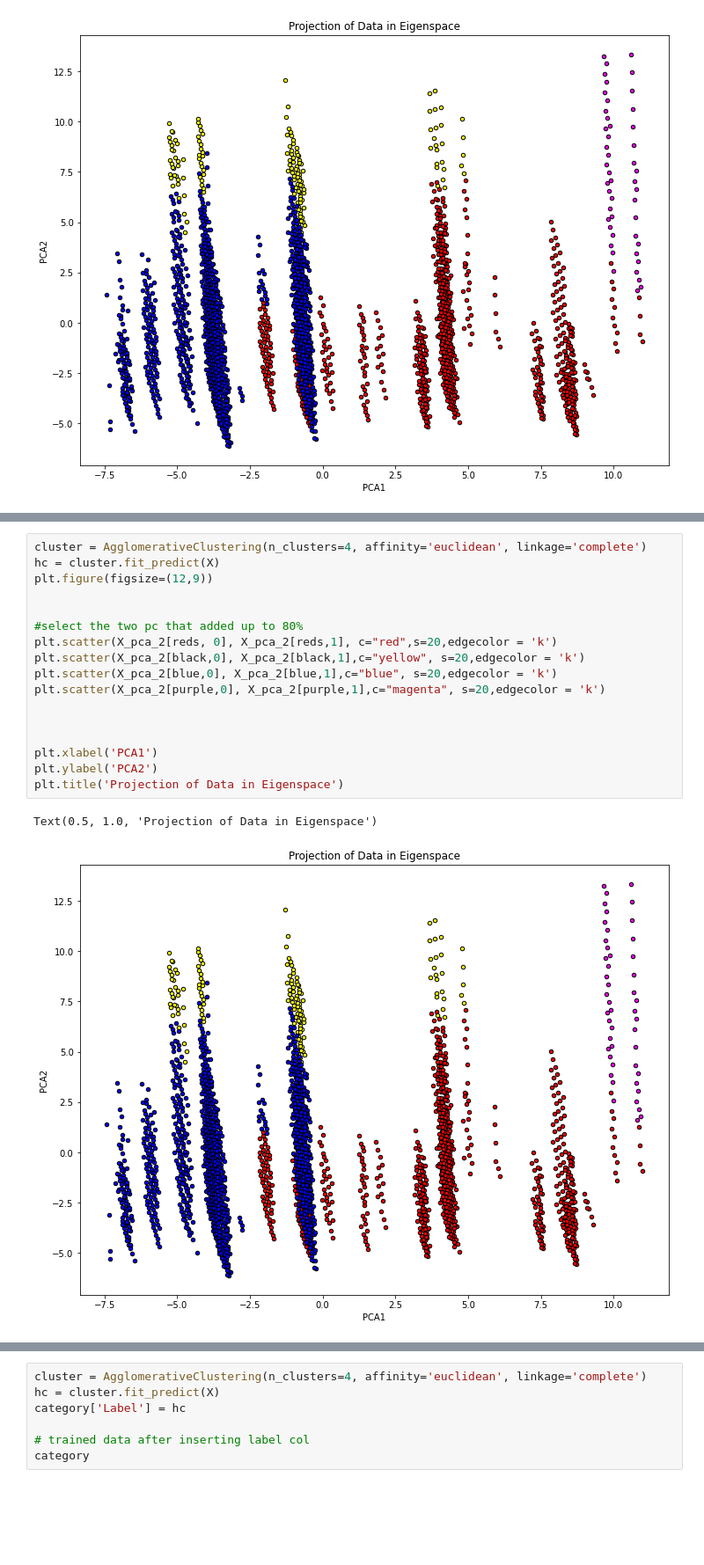
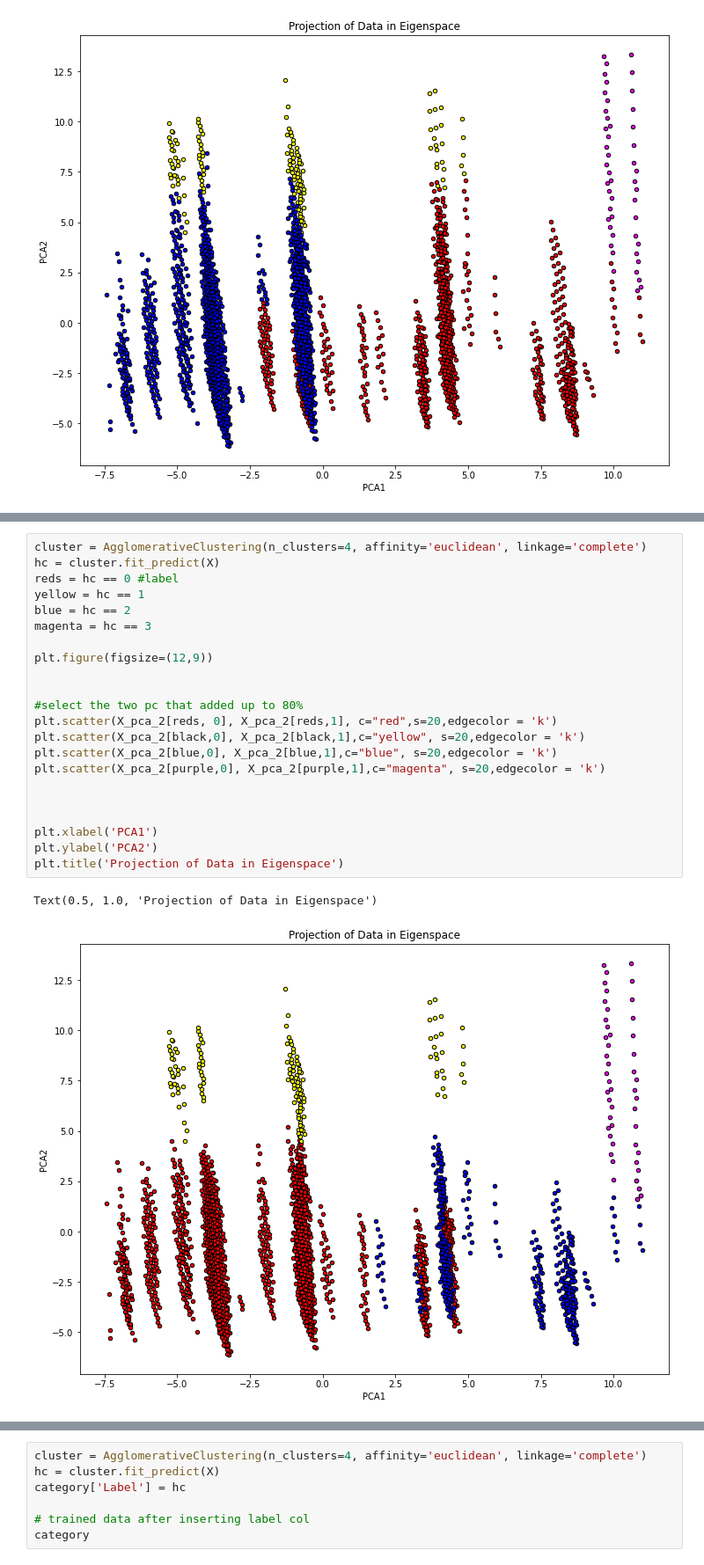
Before and after one commit to WeichenTeo/CSC3005-Data-Analytics, a Jupyter notebook: DataAnalytics.ipynb, the cells around one changed output, grey strips where cells are left out. Shown at 88% size. Saved outputs shown, nothing was run; the diff lists cells and outputs as text; blank space fills up the shorter version.

```diff
--- a/DataAnalytics.ipynb
+++ b/DataAnalytics.ipynb
@@ -325,21 +300,26 @@ Text(0.5, 1.0, 'Projection of Data in Eigenspace')
 # %%
 cluster = AgglomerativeClustering(n_clusters=4, affinity='euclidean', linkage='complete')
 hc = cluster.fit_predict(X)
+reds = hc == 0 #label
+yellow = hc == 1
+blue = hc == 2
+magenta = hc == 3
+
 plt.figure(figsize=(12,9))
 
 
 #select the two pc that added up to 80%
 plt.scatter(X_pca_2[reds, 0], X_pca_2[reds,1], c="red",s=20,edgecolor = 'k')
 plt.scatter(X_pca_2[black,0], X_pca_2[black,1],c="yellow", s=20,edgecolor = 'k')
 plt.scatter(X_pca_2[blue,0], X_pca_2[blue,1],c="blue", s=20,edgecolor = 'k')
 plt.scatter(X_pca_2[purple,0], X_pca_2[purple,1],c="magenta", s=20,edgecolor = 'k')
 
 
 
 plt.xlabel('PCA1')
 plt.ylabel('PCA2')
 plt.title('Projection of Data in Eigenspace')
 # %% [output]
 Text(0.5, 1.0, 'Projection of Data in Eigenspace')
-[figure, old version]
+[figure, new version]
 # %%
```
Also changed, not shown: parts of 7 cells of this notebook.
